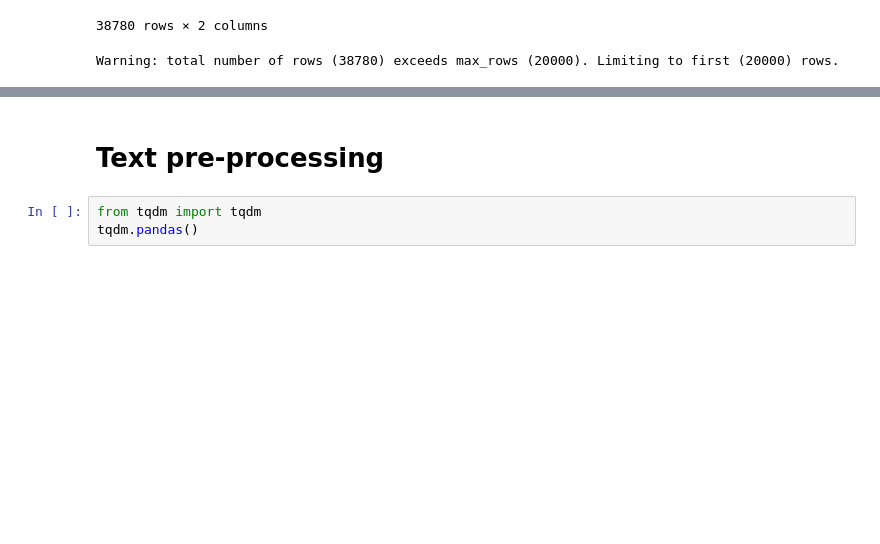
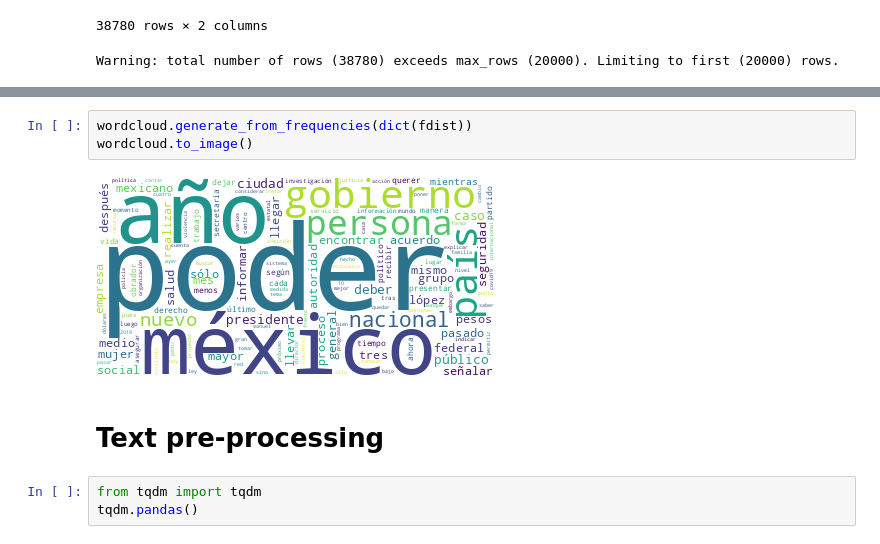
Before and after one commit to andreamarin/senate-publications-analysis, a Jupyter notebook: news_topic_classification.ipynb, the cells around one changed output, grey strips where cells are left out. Drawn from its saved outputs; the diff is of its cells as text; blank space fills up the shorter version.

```diff
--- a/news_topic_classification.ipynb
+++ b/news_topic_classification.ipynb
@@ -559,3 +543,8 @@ Warning: total number of rows (38780) exceeds max_rows (20000). Limiting to firs
+# %%
+wordcloud.generate_from_frequencies(dict(fdist))
+wordcloud.to_image()
+# %% [output]
+[figure, added]
 # %% [markdown]
 # Text pre-processing
 # %%
```
Also changed, not shown: parts of 40 cells of this notebook.
